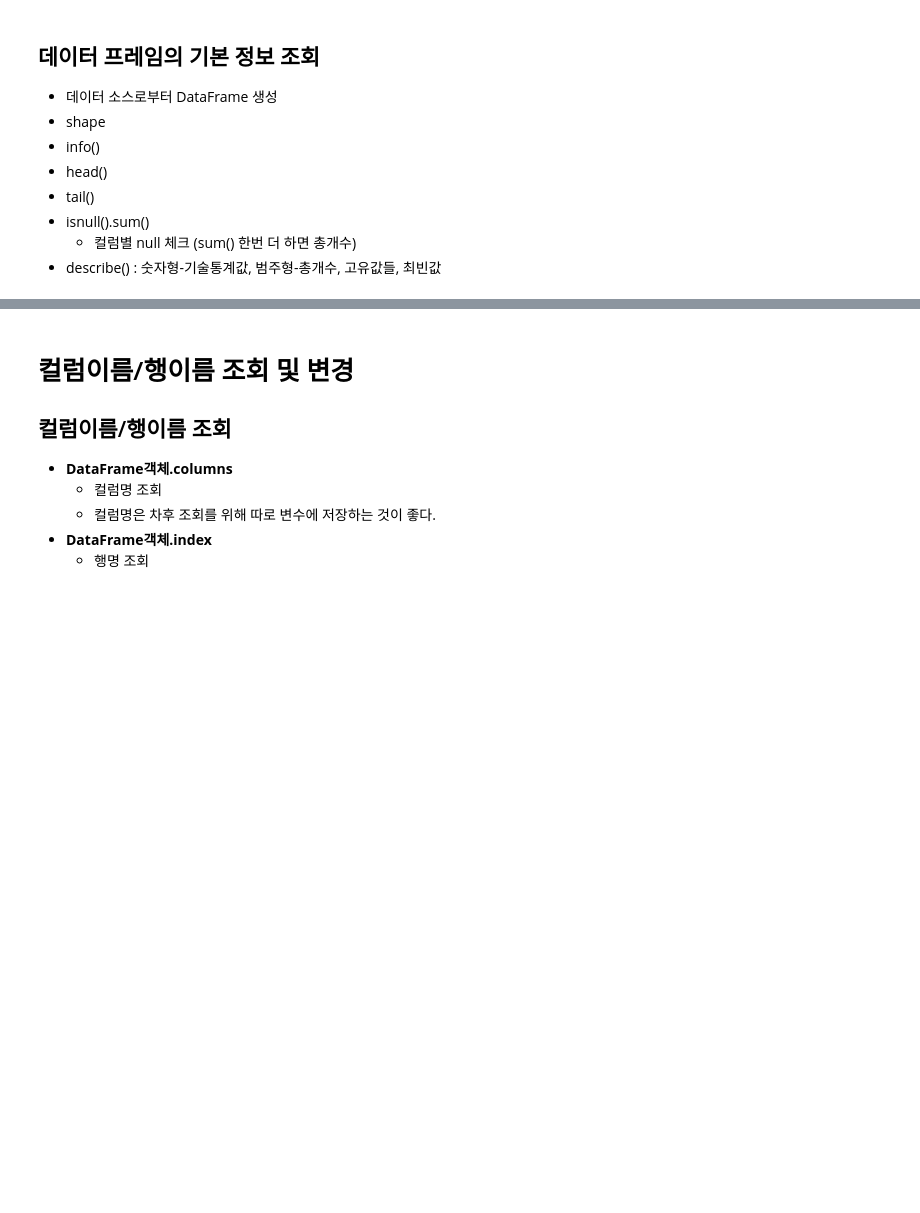
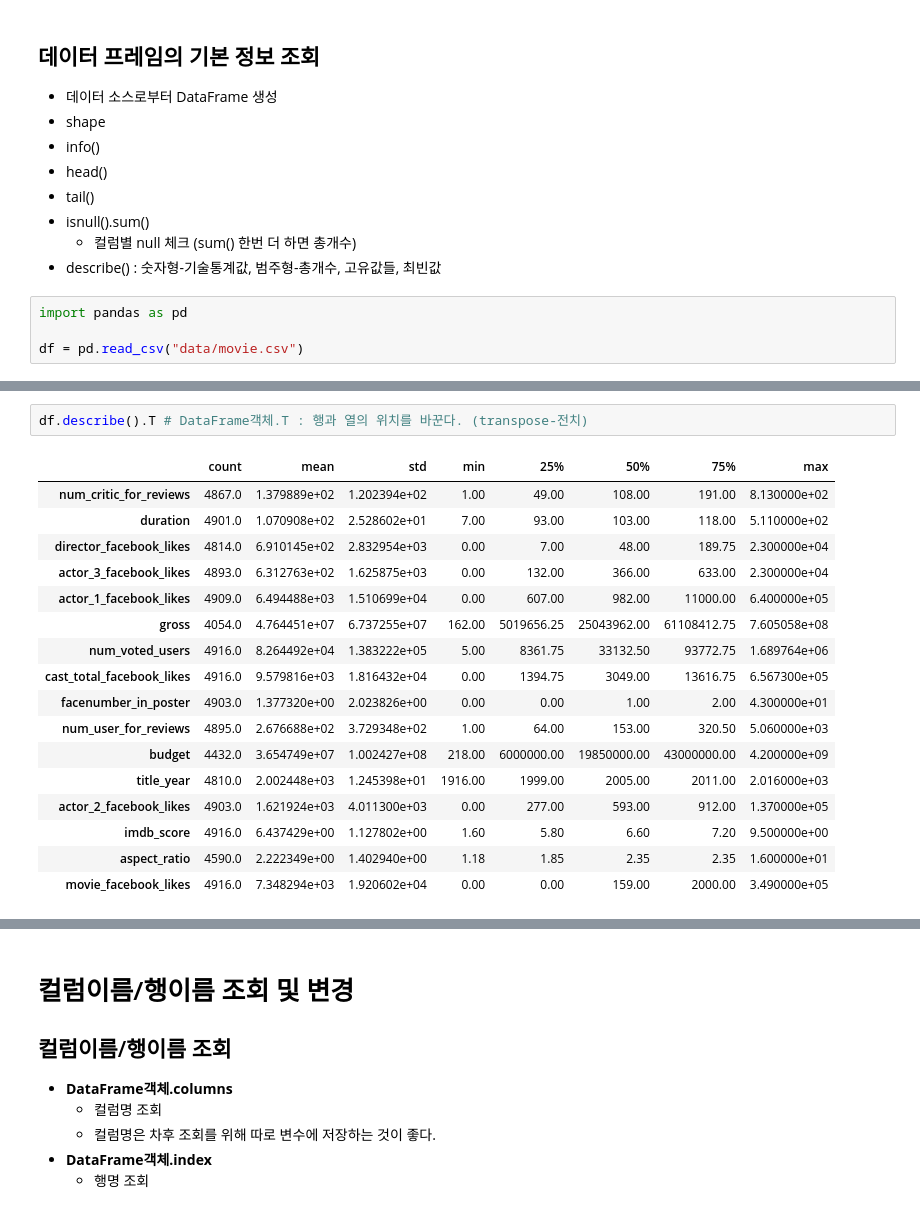
Before and after one commit to ykgstar37-lab/SKN21, a Jupyter notebook: 04_pandas를 이용한 정형데이터 다루기/02_Pandas_DataFrame.ipynb, the cells around one changed output, grey strips where cells are left out. Saved outputs shown, nothing was run; the diff lists cells and outputs as text; blank space fills up the shorter version.

```diff
--- a/04_pandas를 이용한 정형데이터 다루기/02_Pandas_DataFrame.ipynb
+++ b/04_pandas를 이용한 정형데이터 다루기/02_Pandas_DataFrame.ipynb
@@ -305,3 +540,7 @@ print(len(result2))
 -   isnull().sum()
     -   컬럼별 null 체크 (sum() 한번 더 하면 총개수)
 -   describe() : 숫자형-기술통계값, 범주형-총개수, 고유값들, 최빈값
+# %%
+import pandas as pd
+
+df = pd.read_csv("data/movie.csv")
@@ -307,0 +673,20 @@ print(len(result2))
+# %%
+df.describe().T # DataFrame객체.T : 행과 열의 위치를 바꾼다. (transpose-전치)
+# %% [output]
+|  | count | mean | std | min | 25% | 50% | 75% | max |
+| num_critic_for_reviews | 4867.0 | 1.379889e+02 | 1.202394e+02 | 1.00 | 49.00 | 108.00 | 191.00 | 8.130000e+02 |
+| duration | 4901.0 | 1.070908e+02 | 2.528602e+01 | 7.00 | 93.00 | 103.00 | 118.00 | 5.110000e+02 |
+| director_facebook_likes | 4814.0 | 6.910145e+02 | 2.832954e+03 | 0.00 | 7.00 | 48.00 | 189.75 | 2.300000e+04 |
+| actor_3_facebook_likes | 4893.0 | 6.312763e+02 | 1.625875e+03 | 0.00 | 132.00 | 366.00 | 633.00 | 2.300000e+04 |
+| actor_1_facebook_likes | 4909.0 | 6.494488e+03 | 1.510699e+04 | 0.00 | 607.00 | 982.00 | 11000.00 | 6.400000e+05 |
+| gross | 4054.0 | 4.764451e+07 | 6.737255e+07 | 162.00 | 5019656.25 | 25043962.00 | 61108412.75 | 7.605058e+08 |
+| num_voted_users | 4916.0 | 8.264492e+04 | 1.383222e+05 | 5.00 | 8361.75 | 33132.50 | 93772.75 | 1.689764e+06 |
+| cast_total_facebook_likes | 4916.0 | 9.579816e+03 | 1.816432e+04 | 0.00 | 1394.75 | 3049.00 | 13616.75 | 6.567300e+05 |
+| facenumber_in_poster | 4903.0 | 1.377320e+00 | 2.023826e+00 | 0.00 | 0.00 | 1.00 | 2.00 | 4.300000e+01 |
+| num_user_for_reviews | 4895.0 | 2.676688e+02 | 3.729348e+02 | 1.00 | 64.00 | 153.00 | 320.50 | 5.060000e+03 |
+| budget | 4432.0 | 3.654749e+07 | 1.002427e+08 | 218.00 | 6000000.00 | 19850000.00 | 43000000.00 | 4.200000e+09 |
+| title_year | 4810.0 | 2.002448e+03 | 1.245398e+01 | 1916.00 | 1999.00 | 2005.00 | 2011.00 | 2.016000e+03 |
+| actor_2_facebook_likes | 4903.0 | 1.621924e+03 | 4.011300e+03 | 0.00 | 277.00 | 593.00 | 912.00 | 1.370000e+05 |
+| imdb_score | 4916.0 | 6.437429e+00 | 1.127802e+00 | 1.60 | 5.80 | 6.60 | 7.20 | 9.500000e+00 |
+| aspect_ratio | 4590.0 | 2.222349e+00 | 1.402940e+00 | 1.18 | 1.85 | 2.35 | 2.35 | 1.600000e+01 |
+| movie_facebook_likes | 4916.0 | 7.348294e+03 | 1.920602e+04 | 0.00 | 0.00 | 159.00 | 2000.00 | 3.490000e+05 |
```
Also changed, not shown: parts of 86 cells of this notebook, 13 other files.
